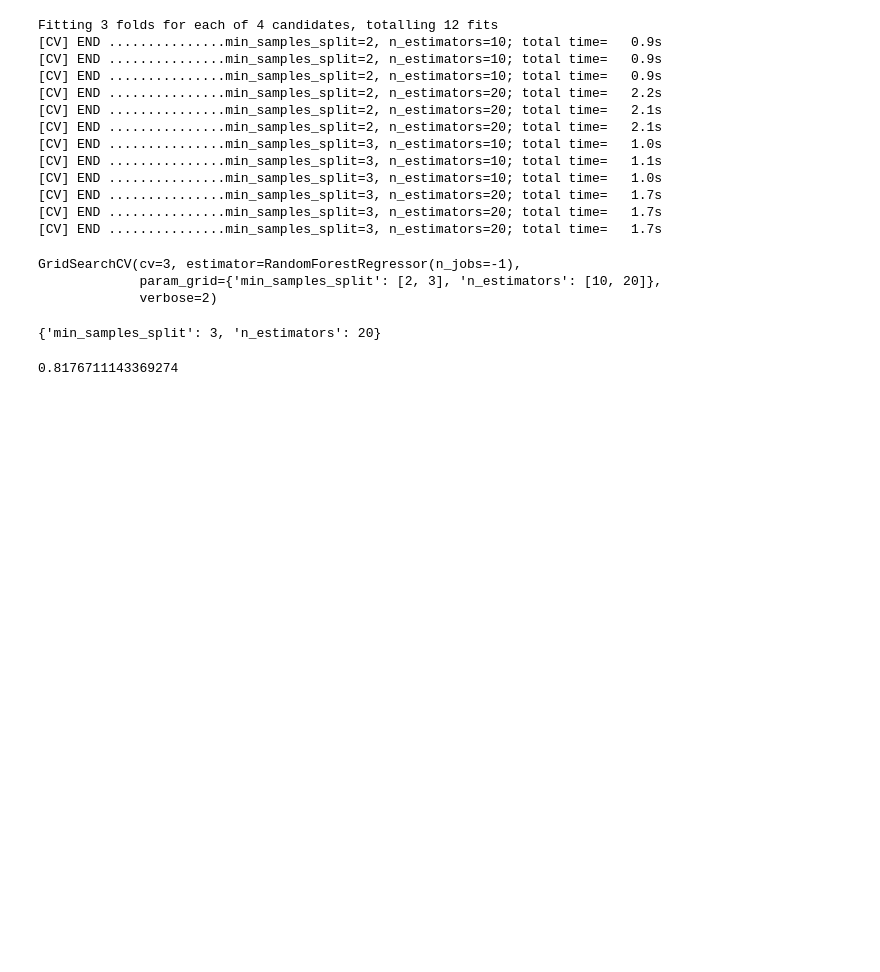
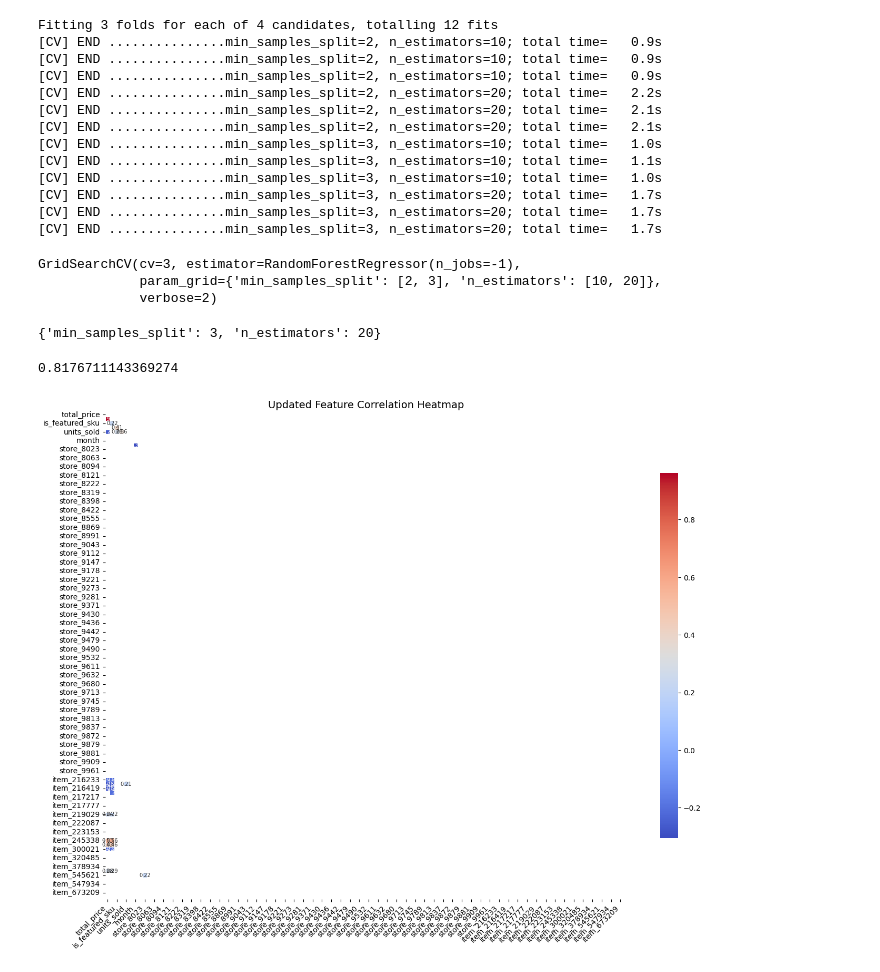
Before and after one commit to BarraHarrison/Demand-Forecasting, a Jupyter notebook: demand_forecasting.ipynb, the cells around one changed output. Cells and saved outputs as stored; diff of their text form; code cells hidden in the pictures; blank space fills up the shorter version.

Commit message:
Struggling to get the heatmap going.....

```diff
--- a/demand_forecasting.ipynb
+++ b/demand_forecasting.ipynb
@@ -233,3 +233,29 @@ grid_search.best_params_
 best_model.score(x_test, y_test)
 # %% [output]
 0.8176711143369274
+# %%
+import seaborn as sns
+import matplotlib.pyplot as plt
+import numpy as np
+
+corr_matrix = data_frame.corr()
+filtered_corr = corr_matrix[(corr_matrix > 0.2) | (corr_matrix < -0.2)]
+mask = np.triu(np.ones_like(corr_matrix, dtype=bool))
+
+plt.figure(figsize=(16, 12))
+sns.heatmap(filtered_corr,
+           annot=True,
+           fmt=".2f",
+           cmap="coolwarm",
+           mask=mask,
+           linewidths=0.5,
+           annot_kws={"size": 7},
+           cbar_kws={"shrink": 0.75})
+
+plt.xticks(rotation=45, ha="right")
+plt.yticks(rotation=0)
+
+plt.title("Updated Feature Correlation Heatmap", fontsize=14)
+plt.show()
+# %% [output]
+[figure, added]
```
